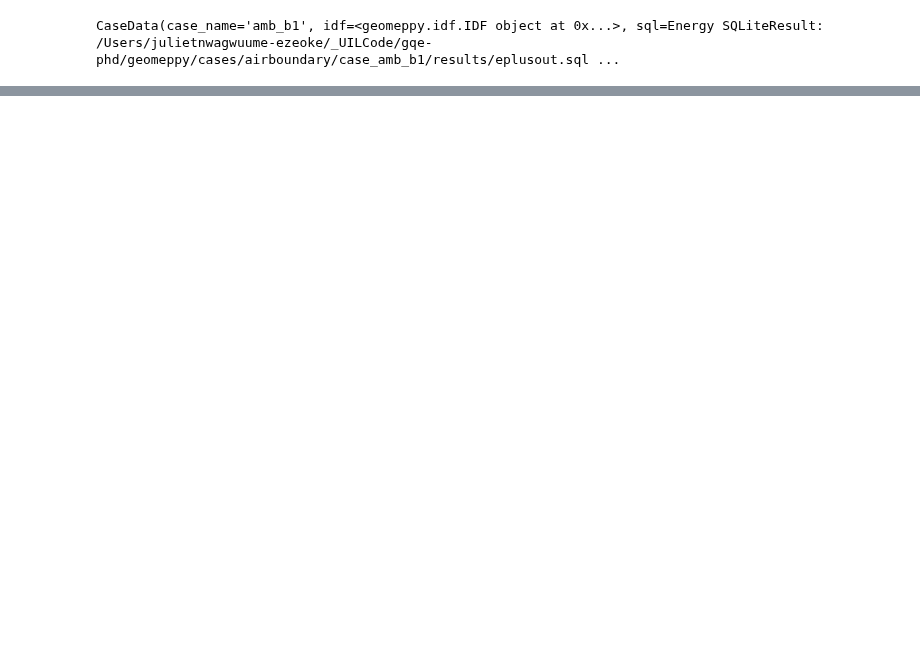
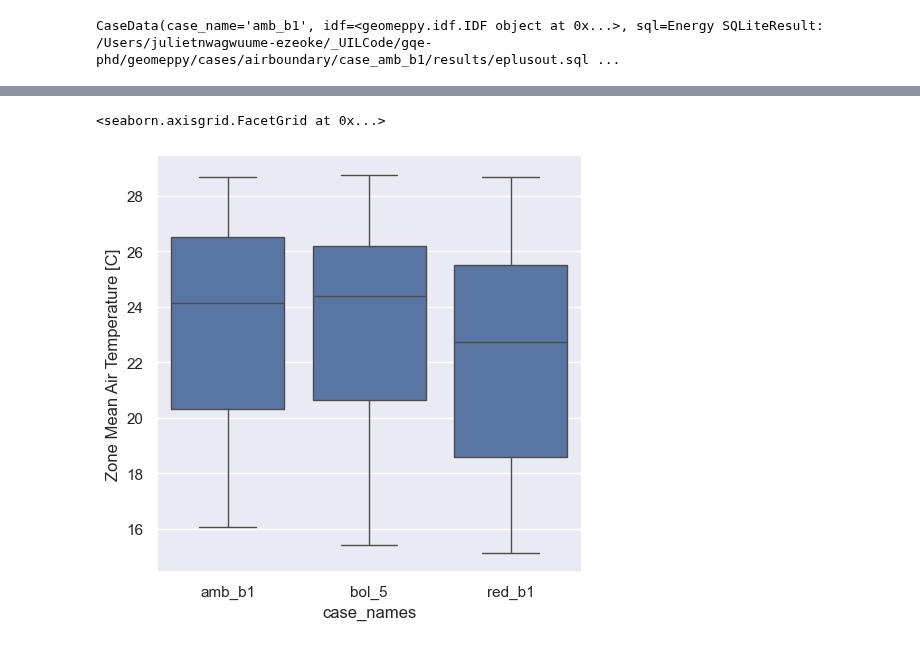
Before and after one commit to juliet29/plan2EPlus, a Jupyter notebook: _notebooks/t05_svg2plan.ipynb, the cells around one changed output, grey strips where cells are left out. Cells and saved outputs as stored; diff of their text form; code cells hidden in the pictures; blank space fills up the shorter version.

```diff
--- a/_notebooks/t05_svg2plan.ipynb
+++ b/_notebooks/t05_svg2plan.ipynb
@@ -295,0 +97,3 @@ AIRFLOWNETWORK:MULTIZONE:COMPONENT:SIMPLEOPENING,
+# %%
+df2 = get_zone_df_many(cases)
+df2
@@ -295,0 +115,7 @@ AIRFLOWNETWORK:MULTIZONE:COMPONENT:SIMPLEOPENING,
+# %%
+g = sns.catplot(data=df2, x="case_names", y="values", kind="box")
+_, qoi_info = get_plot_labels(cases[0], df2["qoi"][0])
+g.set_ylabels(qoi_info)
+# %% [output]
+<seaborn.axisgrid.FacetGrid at 0x...>
+[figure, added]
```
Also changed, not shown: parts of 31 cells of this notebook, 7 other files.
